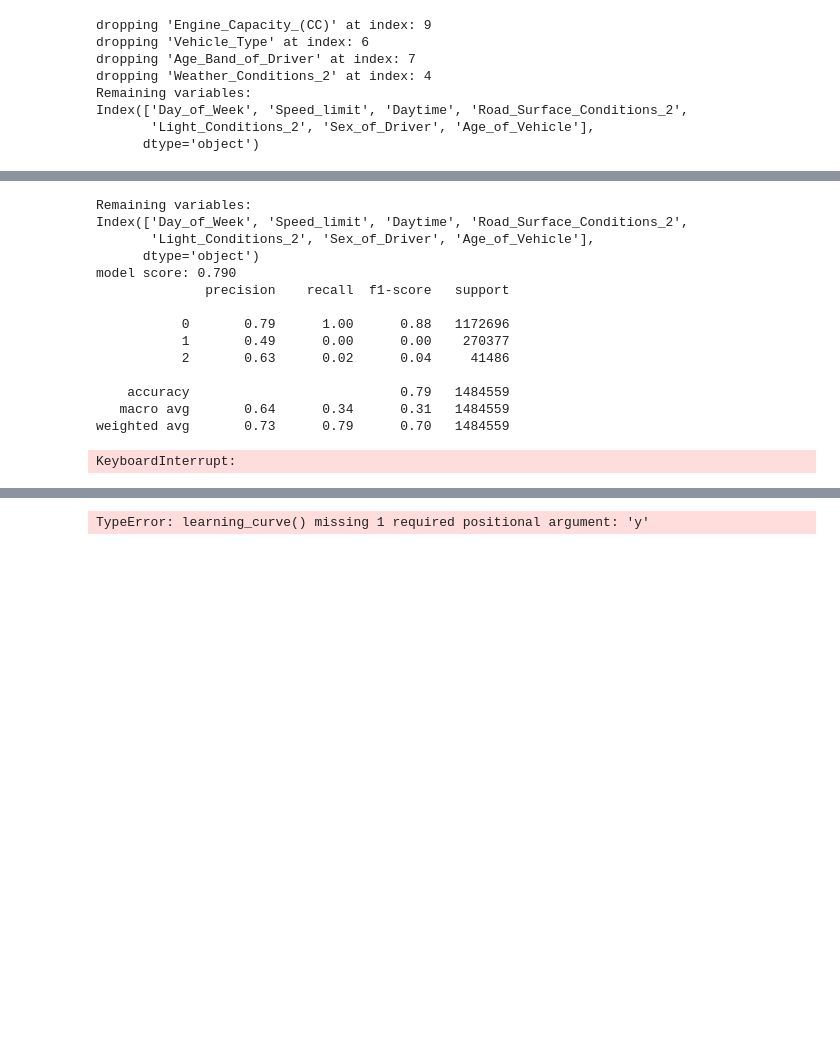
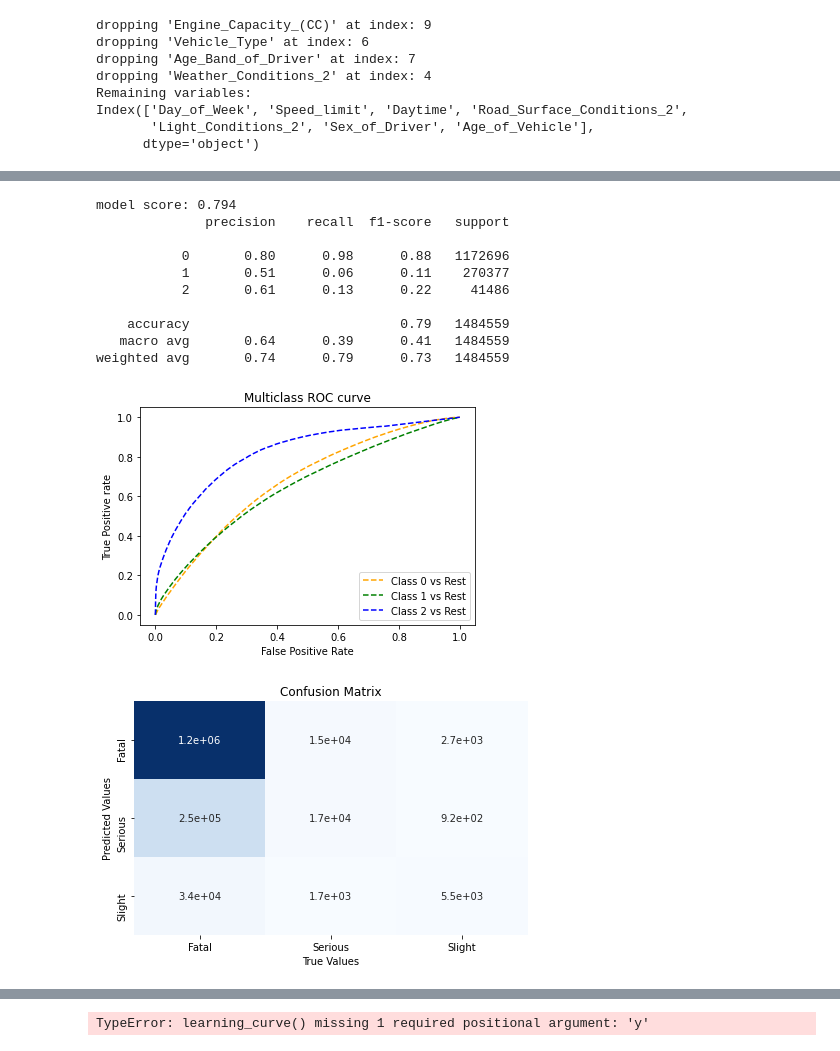
Before and after one commit to hxn241/TFM, a Jupyter notebook: Predictions_as_cs.ipynb, the cells around one changed output, grey strips where cells are left out. Drawn from its saved outputs; the diff is of its cells as text; code cells hidden in the pictures; blank space fills up the shorter version.

```diff
--- a/Predictions_as_cs.ipynb
+++ b/Predictions_as_cs.ipynb
@@ -382,20 +502,17 @@ array([0, 0, 0, ..., 0, 0, 0], dtype=int64)
 # %%
 #Evaluating randomforest classifier
 # %%
-evaluate_model(X,y,num,cat,3)
+yhat = evaluate_model(X,y,num,cat,3)
 # %% [output]
-Remaining variables:
-Index(['Day_of_Week', 'Speed_limit', 'Daytime', 'Road_Surface_Conditions_2',
-       'Light_Conditions_2', 'Sex_of_Driver', 'Age_of_Vehicle'],
-      dtype='object')
-model score: 0.790
+model score: 0.794
               precision    recall  f1-score   support
 
-           0       0.79      1.00      0.88   1172696
-           1       0.49      0.00      0.00    270377
-           2       0.63      0.02      0.04     41486
+           0       0.80      0.98      0.88   1172696
+           1       0.51      0.06      0.11    270377
+           2       0.61      0.13      0.22     41486
 
     accuracy                           0.79   1484559
-   macro avg       0.64      0.34      0.31   1484559
-weighted avg       0.73      0.79      0.70   1484559
+   macro avg       0.64      0.39      0.41   1484559
+weighted avg       0.74      0.79      0.73   1484559
-KeyboardInterrupt:
+[figure, added]
+[figure, added]
```
Also changed, not shown: parts of 23 cells of this notebook, 15 other files.
